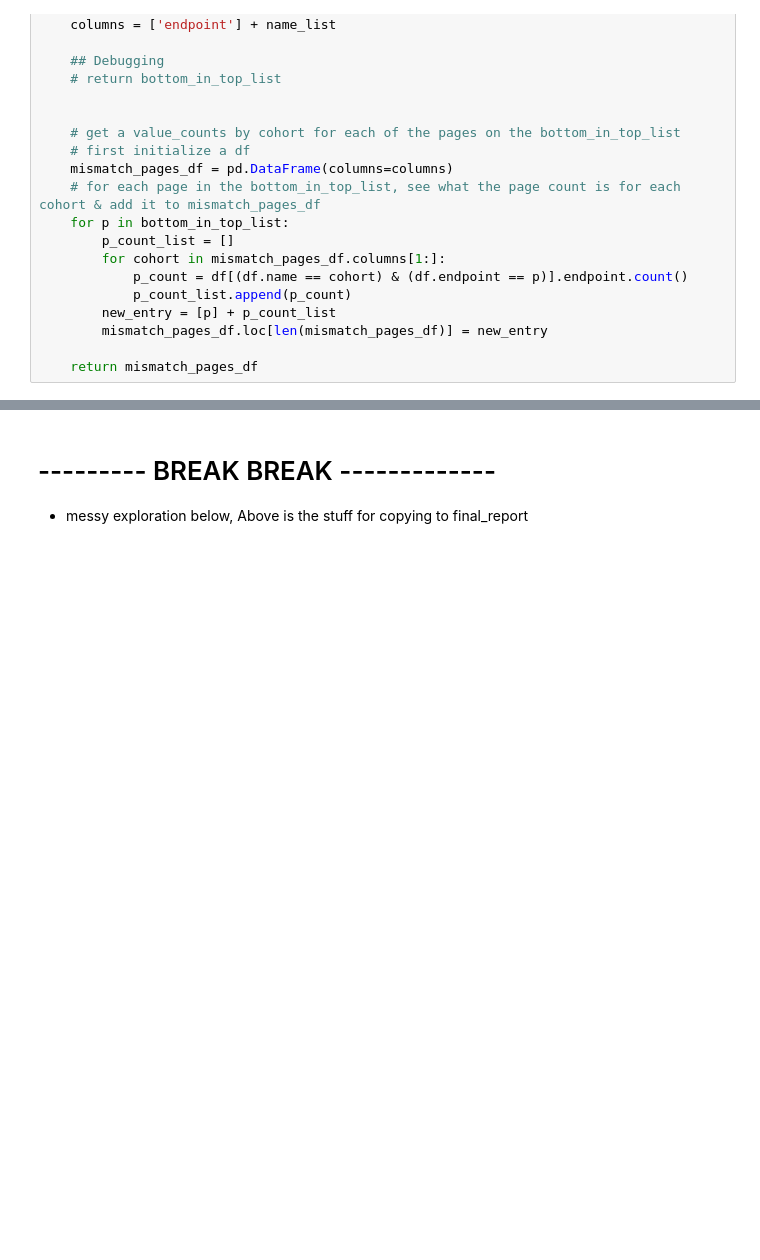
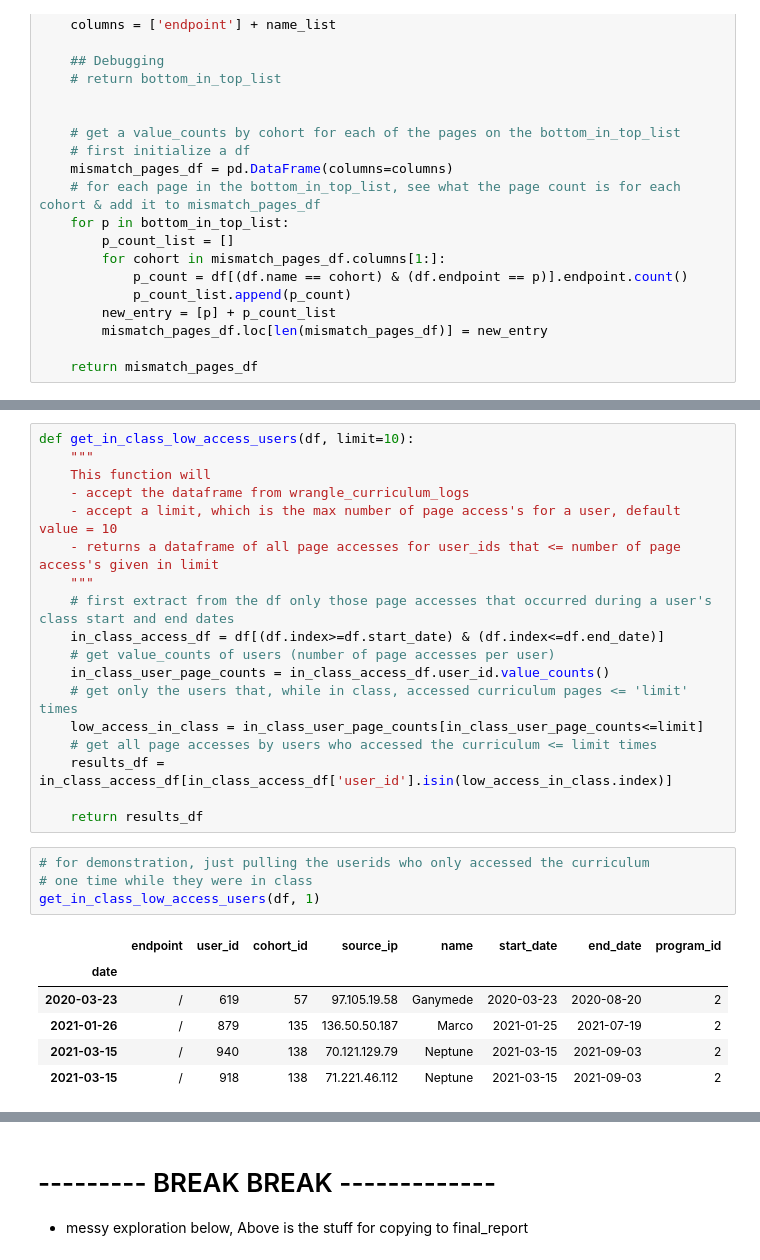
Before and after one commit to codeup-divergence/project-anomaly-detection, a Jupyter notebook: corey_explore.ipynb, the cells around one changed output, grey strips where cells are left out. Saved outputs shown, nothing was run; the diff lists cells and outputs as text; blank space fills up the shorter version.

```diff
--- a/corey_explore.ipynb
+++ b/corey_explore.ipynb
@@ -292,0 +269,29 @@ p0_mm_pages.head()
+# %%
+def get_in_class_low_access_users(df, limit=10):
+    """
+    This function will
+    - accept the dataframe from wrangle_curriculum_logs
+    - accept a limit, which is the max number of page access's for a user, default value = 10
+    - returns a dataframe of all page accesses for user_ids that <= number of page access's given in limit
+    """
+    # first extract from the df only those page accesses that occurred during a user's class start and end dates
+    in_class_access_df = df[(df.index>=df.start_date) & (df.index<=df.end_date)]
+    # get value_counts of users (number of page accesses per user)
+    in_class_user_page_counts = in_class_access_df.user_id.value_counts()
+    # get only the users that, while in class, accessed curriculum pages <= 'limit' times
+    low_access_in_class = in_class_user_page_counts[in_class_user_page_counts<=limit]
+    # get all page accesses by users who accessed the curriculum <= limit times
+    results_df = in_class_access_df[in_class_access_df['user_id'].isin(low_access_in_class.index)]
+
+    return results_df
+# %%
+# for demonstration, just pulling the userids who only accessed the curriculum
+# one time while they were in class
+get_in_class_low_access_users(df, 1)
+# %% [output]
+|  | endpoint | user_id | cohort_id | source_ip | name | start_date | end_date | program_id |
+| date |  |  |  |  |  |  |  |  |
+| 2020-03-23 | / | 619 | 57 | 97.105.19.58 | Ganymede | 2020-03-23 | 2020-08-20 | 2 |
+| 2021-01-26 | / | 879 | 135 | 136.50.50.187 | Marco | 2021-01-25 | 2021-07-19 | 2 |
+| 2021-03-15 | / | 940 | 138 | 70.121.129.79 | Neptune | 2021-03-15 | 2021-09-03 | 2 |
+| 2021-03-15 | / | 918 | 138 | 71.221.46.112 | Neptune | 2021-03-15 | 2021-09-03 | 2 |
```
Also changed, not shown: parts of 28 cells of this notebook.
